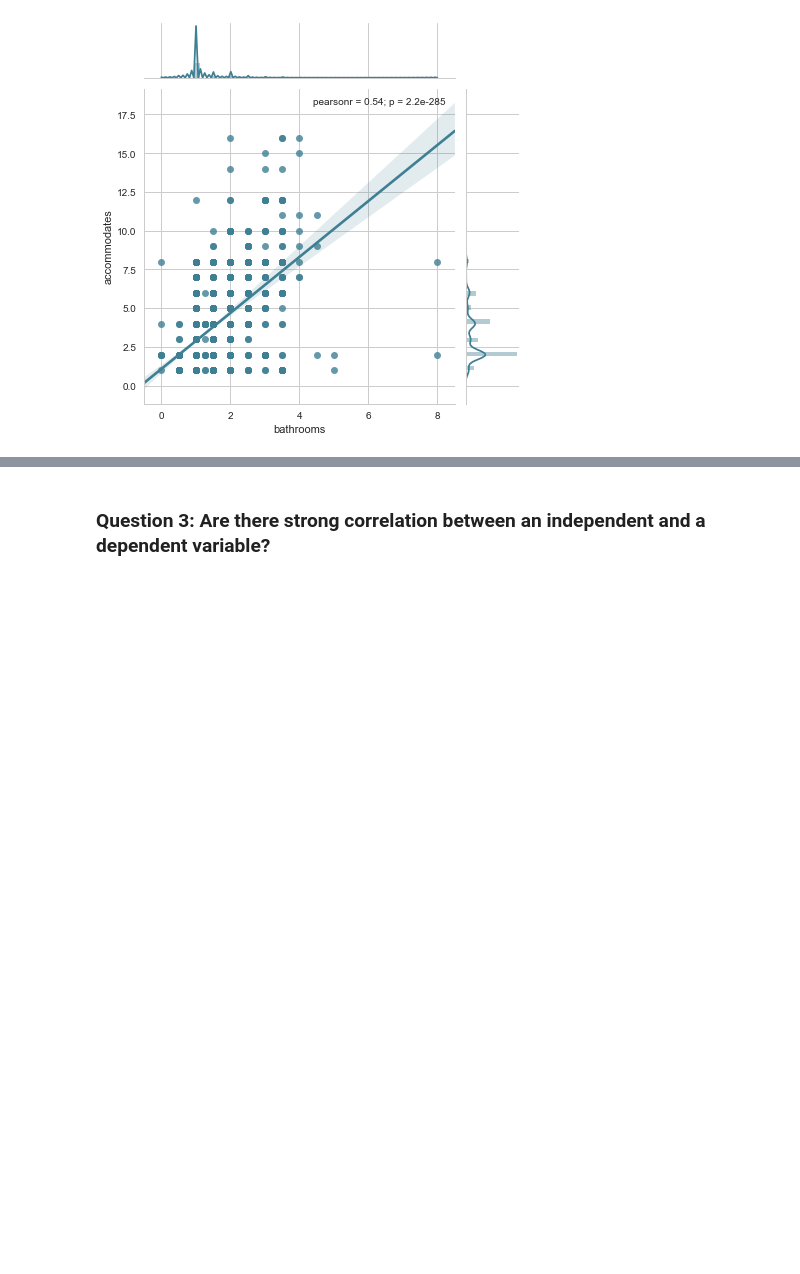
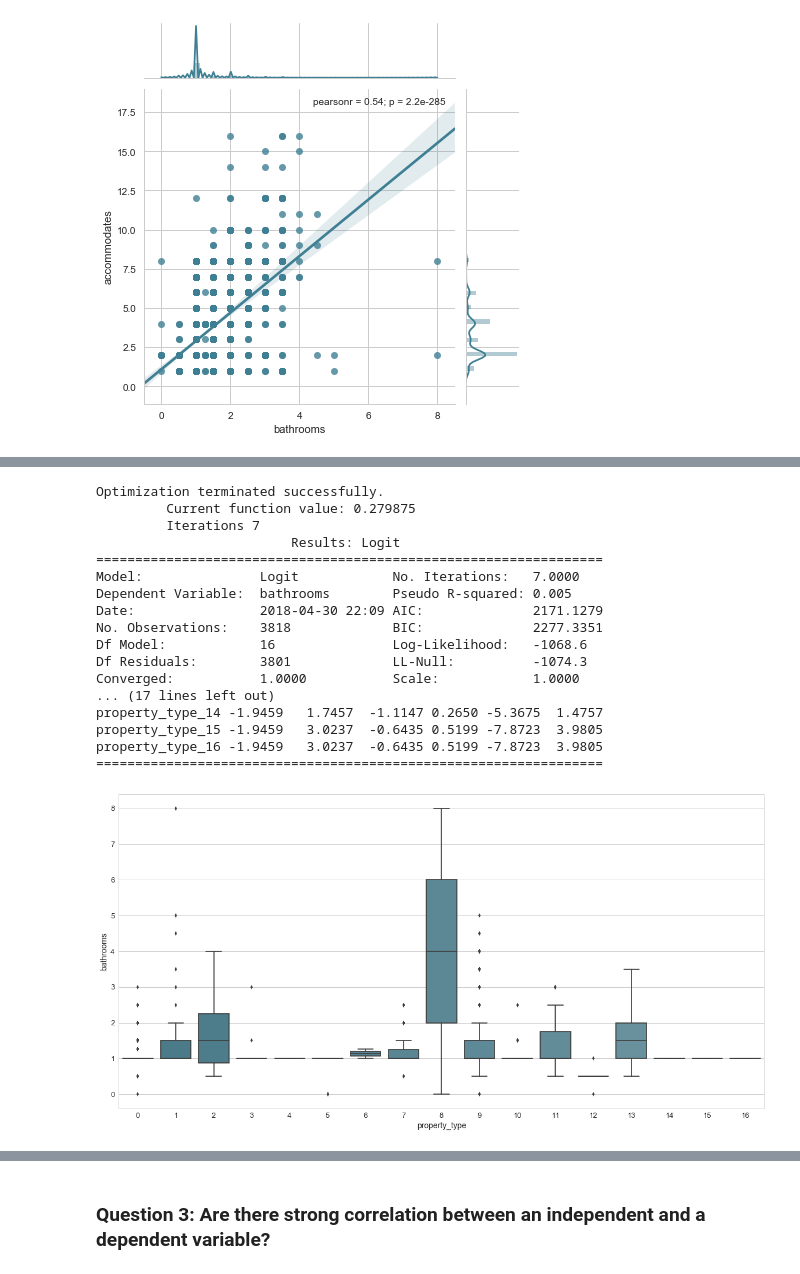
Before and after one commit to nicolechao/springboard-data-science, a Jupyter notebook: Capstone 1/Inferential Statistics/inferential_statistics.ipynb, the cells around one changed output, grey strips where cells are left out. Saved outputs shown, nothing was run; the diff lists cells and outputs as text; code cells hidden in the pictures; blank space fills up the shorter version.

```diff
--- a/Capstone 1/Inferential Statistics/inferential_statistics.ipynb
+++ b/Capstone 1/Inferential Statistics/inferential_statistics.ipynb
@@ -244,2 +270,23 @@ pearson          0.54       0.00
+# %%
+report_categorical_x_vs_numerical_y(x = 'property_type', y = 'bathrooms', df = df)
+# %% [output]
+Optimization terminated successfully.
+         Current function value: 0.279875
+         Iterations 7
+                         Results: Logit
+=================================================================
+Model:               Logit            No. Iterations:   7.0000
+Dependent Variable:  bathrooms        Pseudo R-squared: 0.005
+Date:                2018-04-30 22:09 AIC:              2171.1279
+No. Observations:    3818             BIC:              2277.3351
+Df Model:            16               Log-Likelihood:   -1068.6
+Df Residuals:        3801             LL-Null:          -1074.3
+Converged:           1.0000           Scale:            1.0000
+... (17 lines left out)
+property_type_14 -1.9459   1.7457  -1.1147 0.2650 -5.3675  1.4757
+property_type_15 -1.9459   3.0237  -0.6435 0.5199 -7.8723  3.9805
+property_type_16 -1.9459   3.0237  -0.6435 0.5199 -7.8723  3.9805
+=================================================================
+[figure, added]
 # %% [markdown]
 Based on the above tests, the following independent variables are correlated:
```
Also changed, not shown: parts of 19 cells of this notebook.
